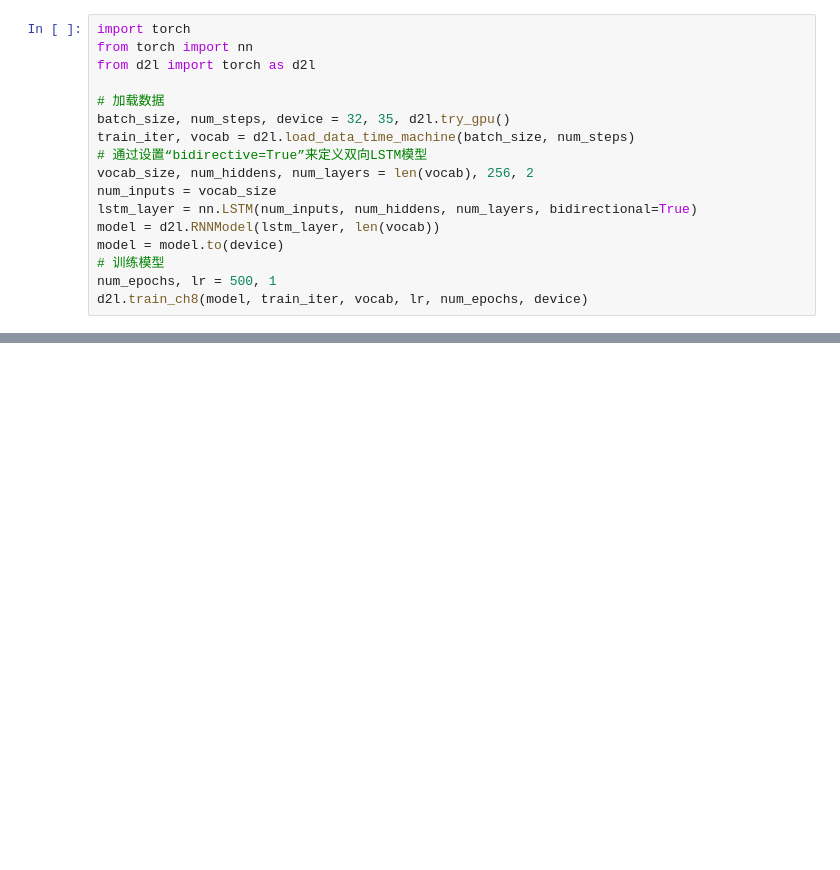
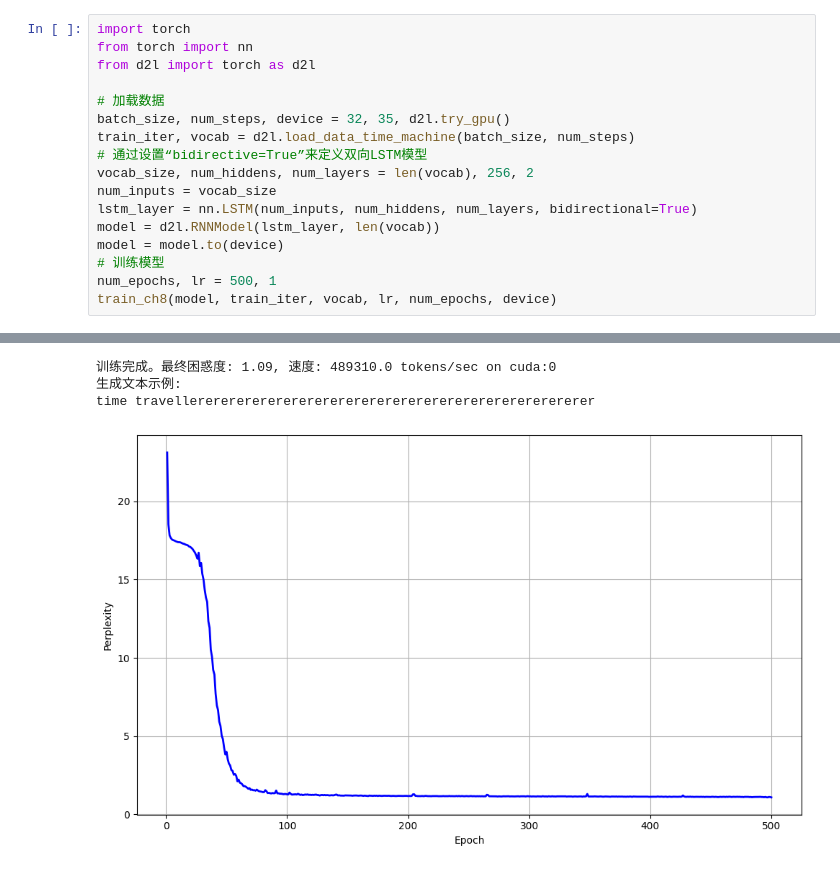
Before and after one commit to SimonSkywalke/diveIntoDeepLearningEasy, a Jupyter notebook: chapter9_recurrent-modern/9.4_bi-rnn.ipynb, the cells around one changed output, grey strips where cells are left out. Cells and saved outputs as stored; diff of their text form; blank space fills up the shorter version.

```diff
--- a/chapter9_recurrent-modern/9.4_bi-rnn.ipynb
+++ b/chapter9_recurrent-modern/9.4_bi-rnn.ipynb
@@ -14,5 +59,5 @@ model = d2l.RNNModel(lstm_layer, len(vocab))
 model = model.to(device)
 # 训练模型
 num_epochs, lr = 500, 1
-d2l.train_ch8(model, train_iter, vocab, lr, num_epochs, device)
+train_ch8(model, train_iter, vocab, lr, num_epochs, device)
 # %% [output]
@@ -19,0 +64,4 @@ d2l.train_ch8(model, train_iter, vocab, lr, num_epochs, device)
+训练完成。最终困惑度: 1.09, 速度: 489310.0 tokens/sec on cuda:0
+生成文本示例:
+time travellerererererererererererererererererererererererererer
+[figure, added]
```
Also changed, not shown: parts of 3 cells of this notebook, 2 other files.
